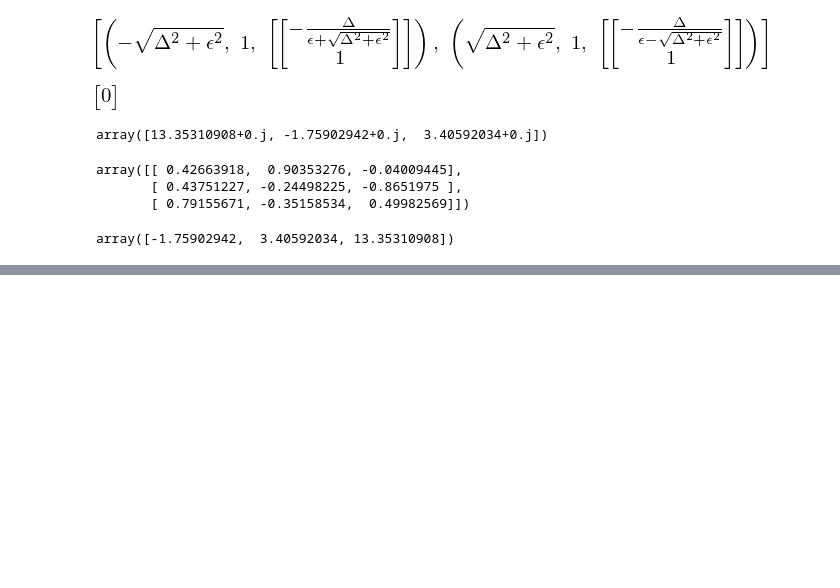
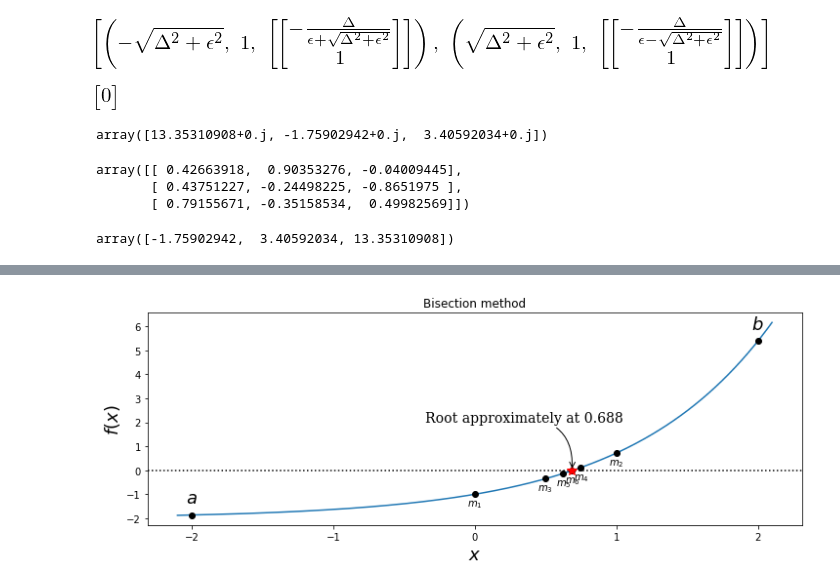
Before and after one commit to SamMachariaPhD/Numerical_Python, a Jupyter notebook: Chapter 5 -- Equation Solving.ipynb, the cells around one changed output, grey strips where cells are left out. Drawn from its saved outputs; the diff is of its cells as text; code cells hidden in the pictures; blank space fills up the shorter version.

```diff
--- a/Chapter 5 -- Equation Solving.ipynb
+++ b/Chapter 5 -- Equation Solving.ipynb
@@ -269,0 +312,48 @@ array([-1.75902942,  3.40592034, 13.35310908])
+# %%
+# define a function, desired tolerance and starting interval [a,b]
+
+f = lambda x: np.exp(x)-2
+tol = 0.1
+a, b = -2, 2
+x = np.linspace(-2.1,2.1,1000)
+
+# graph the function f
+fig, ax = plt.subplots(1,1, figsize=(12,4))
+
+ax.plot(x,f(x),lw=1.5)
+ax.axhline(0, ls=':', color='k')
+ax.set_xticks([-2, -1, 0, 1, 2])
+ax.set_xlabel(r'$x$', fontsize=18)
+ax.set_ylabel(r'$f(x)$', fontsize=18)
+
+# find the root using the bisection method and visualize the steps in the method in the graph
+fa, fb = f(a), f(b)
+
+ax.plot(a, fa, 'ko')
+ax.plot(b, fb, 'ko')
+ax.text(a, fa+0.5, r'$a$', ha='center', fontsize=18)
+ax.text(b, fb+0.5, r'$b$', ha='center', fontsize=18)
+
+n=1
+while b-a > tol:
+    m = a + (b - a)/2
+    fm = f(m)
+
+    ax.plot(m, fm, 'ko')
+    ax.text(m, fm-0.5, r'$m_%d$' %n, ha='center')
+    n += 1
+
+    if np.sign(fa) == np.sign(fm):
+        a, fa = m,fm
+    else:
+        b, fb = m, fm
+
+ax.plot(m, fm, 'r*', markersize=10)
+ax.annotate('Root approximately at %.3f' %m, fontsize=14, family='serif', xy=(a,fm), \
+            xycoords='data', xytext=(-150,+50), textcoords='offset points', \
+            arrowprops=dict(arrowstyle='->', connectionstyle='arc3, rad=-.5'))
+ax.set_title('Bisection method')
+
+plt.show()
+# %% [output]
+[figure, added]
```
Also changed, not shown: parts of 9 cells of this notebook.
